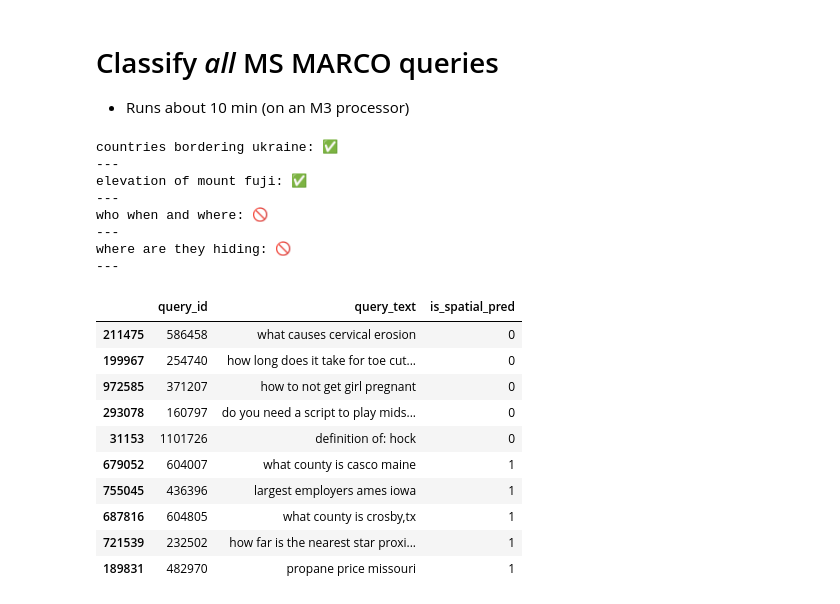
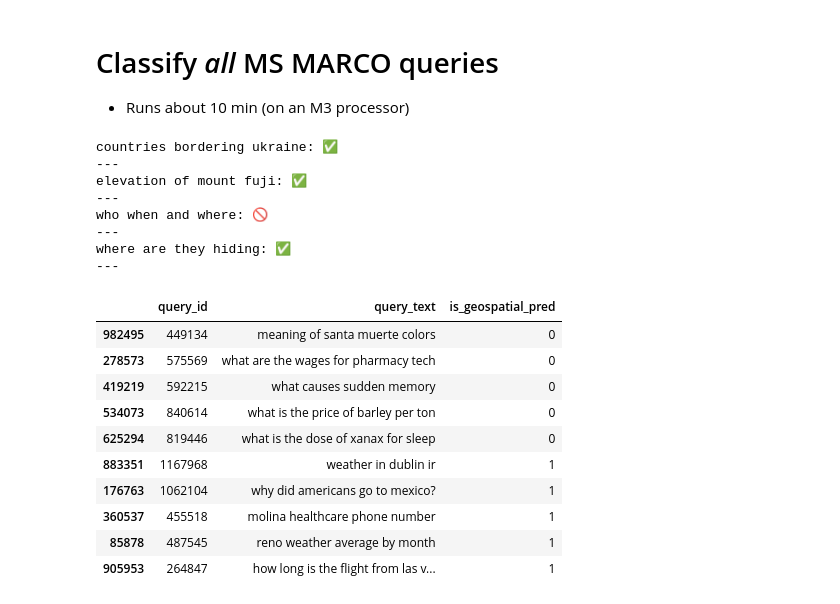
Before and after one commit to ilyankou/ms-marco-geospatial, a Jupyter notebook: 1-TrainClassifier.ipynb, the cells around one changed output. Cells and saved outputs as stored; diff of their text form; code cells hidden in the pictures.

```diff
--- a/1-TrainClassifier.ipynb
+++ b/1-TrainClassifier.ipynb
@@ -187,0 +178,25 @@ print(f"F1: {results['f1']:.3f}")
+# %%
+test_texts = test_df['query_text'].tolist()
+test_labels = test_df['y'].tolist()
+preds = model.predict(test_texts)
+
+# Build a results dataframe
+results_df = pd.DataFrame({
+    'text': test_texts,
+    'true': test_labels,
+    'pred': preds,
+})
+
+# Convert preds to int if they come back as tensors/strings
+results_df['pred'] = results_df['pred'].astype(int)
+results_df['true'] = results_df['true'].astype(int)
+
+# Filter to errors
+errors = results_df[results_df['true'] != results_df['pred']].copy()
+errors['error_type'] = errors.apply(
+    lambda r: 'false_positive' if r['pred'] == 1 else 'false_negative',
+    axis=1,
+)
+
+print(f'Total errors: {len(errors)} / {len(results_df)}')
+print(errors['error_type'].value_counts())
@@ -197,11 +244,0 @@ https://scikit-learn.org/stable/model_persistence.html#security-maintainability-
-# %%
-preds = model.predict(test_ds)
-
-df = pd.DataFrame({
-    'text': test_ds['query_text'],
-    'label': test_ds['y'],
-    'pred': preds
-})
-
-errors = df[df['label'] != df['pred']]
-print(errors)
@@ -369,8 +406,7 @@ import pandas as pd
 from tqdm import tqdm
 # %%
 # Load the model
-#spatial_classifier = SetFitModel.from_pretrained("spatial_classifier")
-spatial_classifier = SetFitModel.from_pretrained("ilyankou/spatial-classifier")
+spatial_classifier = SetFitModel.from_pretrained("ilyankou/is-geospatial-query")
 
 # Read queries
 queries = pd.read_csv("interim/queries.csv.zip")
@@ -383,14 +419,14 @@ def batch_predict(texts, batch_size=1024):
         preds.extend(p.item() for p in spatial_classifier.predict(batch))
     return preds #.item()
 # %%
-def ask_spatial_classifier(q):
+def ask_geospatial_detector(q):
     pred = spatial_classifier.predict([q])
     print(f'{q}: {"✅" if pred[0] else "🚫"} \n---')
 
-ask_spatial_classifier('countries bordering ukraine')
-ask_spatial_classifier('elevation of mount fuji')
-ask_spatial_classifier('who when and where')
-ask_spatial_classifier('where are they hiding')
+ask_geospatial_detector('countries bordering ukraine')
+ask_geospatial_detector('elevation of mount fuji')
+ask_geospatial_detector('who when and where')
+ask_geospatial_detector('where are they hiding')
 # %% [output]
 countries bordering ukraine: ✅
 ---
@@ -398,23 +434,23 @@ elevation of mount fuji: ✅
 ---
 who when and where: 🚫
 ---
-where are they hiding: 🚫
+where are they hiding: ✅
 ---
 # %%
 # Run prediction
-queries['is_spatial_pred'] = batch_predict( queries['query_text'].tolist() )
+queries['is_geospatial_pred'] = batch_predict( queries['query_text'].tolist() )
 # %%
-queries.groupby('is_spatial_pred', group_keys=False).sample(n=5, random_state=42)
+queries.groupby('is_geospatial_pred', group_keys=False).sample(n=5, random_state=42)
 # %% [output]
-|  | query_id | query_text | is_spatial_pred |
-| 211475 | 586458 | what causes cervical erosion | 0 |
-| 199967 | 254740 | how long does it take for toe cut... | 0 |
-| 972585 | 371207 | how to not get girl pregnant | 0 |
-| 293078 | 160797 | do you need a script to play mids... | 0 |
-| 31153 | 1101726 | definition of: hock | 0 |
-| 679052 | 604007 | what county is casco maine | 1 |
-| 755045 | 436396 | largest employers ames iowa | 1 |
-| 687816 | 604805 | what county is crosby,tx | 1 |
-| 721539 | 232502 | how far is the nearest star proxi... | 1 |
-| 189831 | 482970 | propane price missouri | 1 |
+|  | query_id | query_text | is_geospatial_pred |
+| 982495 | 449134 | meaning of santa muerte colors | 0 |
+| 278573 | 575569 | what are the wages for pharmacy tech | 0 |
+| 419219 | 592215 | what causes sudden memory | 0 |
+| 534073 | 840614 | what is the price of barley per ton | 0 |
+| 625294 | 819446 | what is the dose of xanax for sleep | 0 |
+| 883351 | 1167968 | weather in dublin ir | 1 |
+| 176763 | 1062104 | why did americans go to mexico? | 1 |
+| 360537 | 455518 | molina healthcare phone number | 1 |
+| 85878 | 487545 | reno weather average by month | 1 |
+| 905953 | 264847 | how long is the flight from las v... | 1 |
 # %%
```
Also changed, not shown: parts of 29 cells of this notebook, 10 other files.
